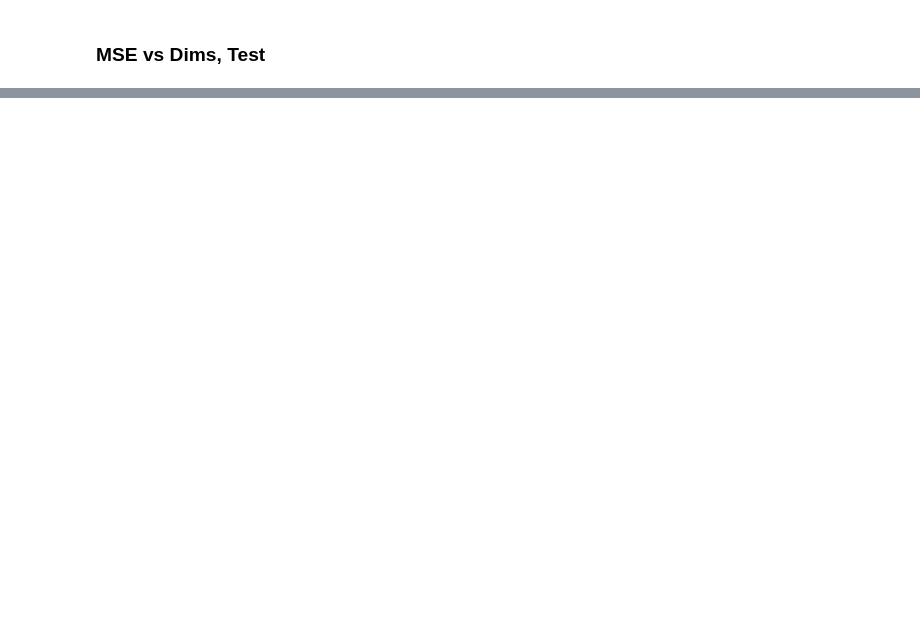
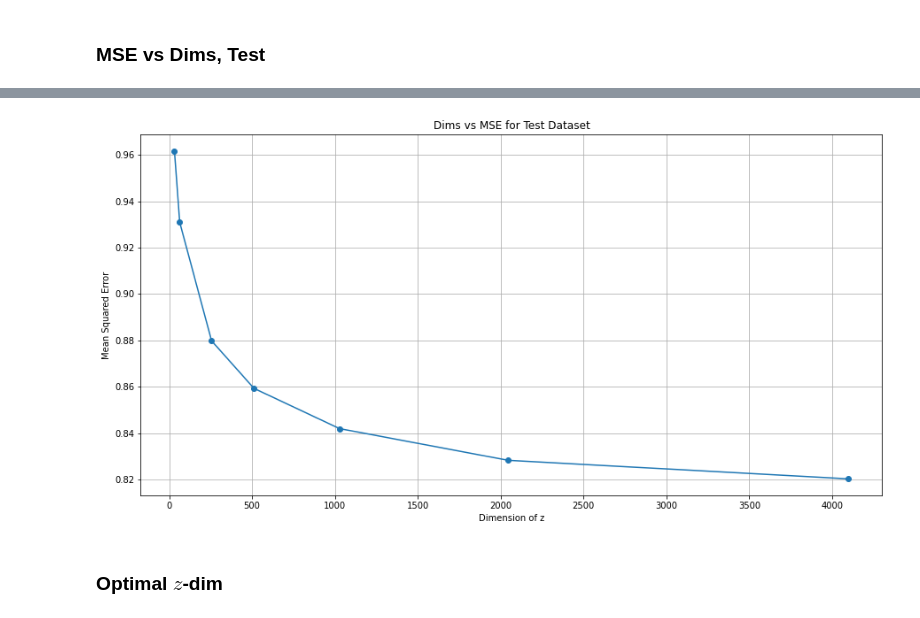
Before and after one commit to peeeyow/stl10-pca-gmm-experiment, a Jupyter notebook: pca_gmm_modules.ipynb, the cells around one changed output, grey strips where cells are left out. Drawn from its saved outputs; the diff is of its cells as text; code cells hidden in the pictures; blank space fills up the shorter version.

```diff
--- a/pca_gmm_modules.ipynb
+++ b/pca_gmm_modules.ipynb
@@ -231,2 +273,23 @@ plot_mse(mse_per_dim, dims, "Dims vs MSE for Unlabeled Dataset")
 # %% [markdown]
 ### MSE vs Dims, Test
+# %%
+dims = [32, 64, 256, 512, 1028, 2046, 4098]
+
+mse_per_dim = []
+
+indices = list(range(6))
+normalized_data_test_flatten, mean, std = normalize(data_test_flattened.T)
+plot_sample(data_test_flattened, indices, "Original Data (test)", (96, 96))
+
+for dim in dims:
+    pca = PCA(n_components=dim)
+    code = pca.fit_transform(normalized_data_test_flatten)
+    reconstructed_data = denormalize(pca.inverse_transform(code), mean, std)
+    mse = compute_mse(normalized_data_test_flatten, reconstructed_data)
+    mse_per_dim.append(mse)
+    plot_sample(
+        reconstructed_data.T,
+        indices,
+        f"Reconstructed Data (test)\nUsing PCA dim = {dim}",
+        (96, 96),
+    )
@@ -232,0 +305,6 @@ plot_mse(mse_per_dim, dims, "Dims vs MSE for Unlabeled Dataset")
+# %%
+plot_mse(mse_per_dim, dims, "Dims vs MSE for Test Dataset")
+# %% [output]
+[figure, added]
+# %% [markdown]
+### Optimal $z$-dim
```
Also changed, not shown: parts of 41 cells of this notebook.
